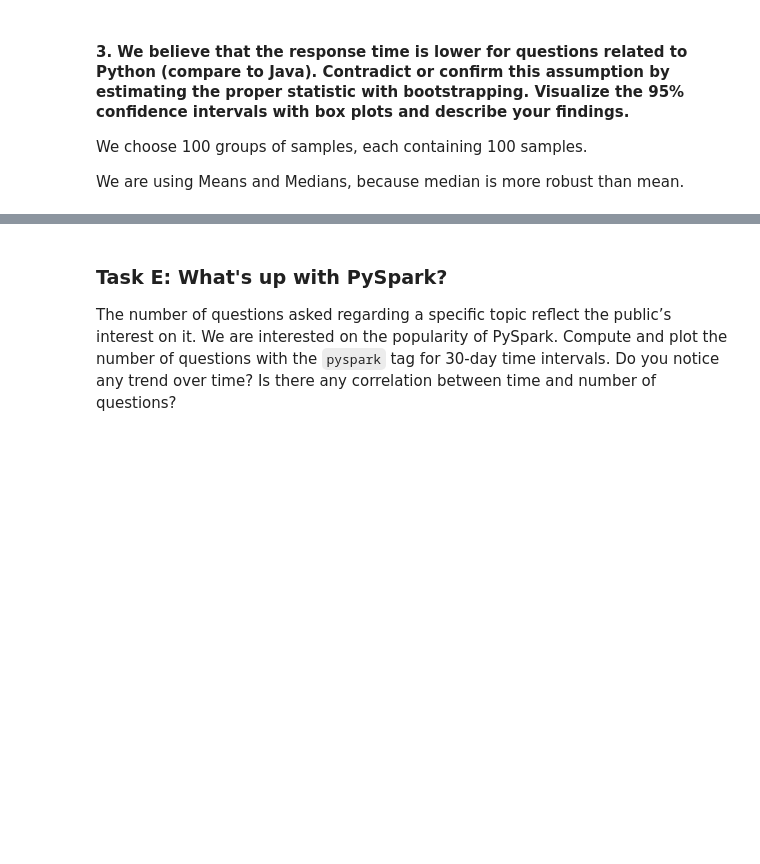
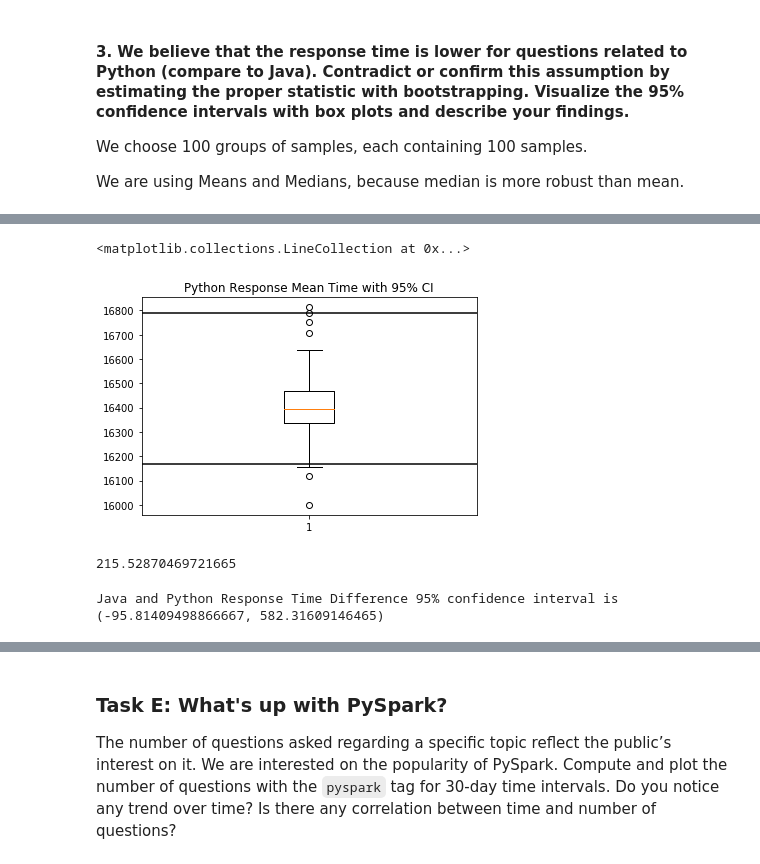
Before and after one commit to Sytta/ADA2018-Homework-CANada, a Jupyter notebook: 03 - Spark and Reading the Stats/Homework3.ipynb, the cells around one changed output, grey strips where cells are left out. Saved outputs shown, nothing was run; the diff lists cells and outputs as text; code cells hidden in the pictures; blank space fills up the shorter version.

```diff
--- a/03 - Spark and Reading the Stats/Homework3.ipynb
+++ b/03 - Spark and Reading the Stats/Homework3.ipynb
@@ -498,0 +523,5 @@ python_medians.plot.hist(bins=100, title="Python median")
+# %%
+# Get Python response times in a dataframe
+Python_df = Response_Time_Python.to_frame().reset_index()
+Python_df.columns = ['Id', 'Response_Time_Python']
+Python_df.head()
@@ -498,0 +575,16 @@ python_medians.plot.hist(bins=100, title="Python median")
+# %%
+fig1, ax1 = plt.subplots()
+ax1.set_title('Python Response Mean Time with 95% CI')
+ax1.boxplot(python_list)
+plt.hlines(python_list[3], 0, 2)
+plt.hlines(python_list[98], 0, 2)
+# %% [output]
+<matplotlib.collections.LineCollection at 0x...>
+[figure, added]
+# %%
+# Average difference between Java and Python response times based on whole dataset
+real_sample_mean_difference = Java_df['Response_Time_Java'].mean() - Python_df['Response_Time_Python'].mean()
+real_sample_mean_difference_min = real_sample_mean_difference / pd.Timedelta(minutes=1)
+real_sample_mean_difference_min
+# %% [output]
+215.52870469721665
@@ -498,0 +607,7 @@ python_medians.plot.hist(bins=100, title="Python median")
+# %%
+# Get a 95% CI by sorting the list of time differences, and getting the 25th and 975th values
+mean_diff_list_min = sorted(mean_diff_list_min)
+difference_CI = mean_diff_list_min[25], mean_diff_list_min[975]
+print("Java and Python Response Time Difference 95% confidence interval is ", difference_CI)
+# %% [output]
+Java and Python Response Time Difference 95% confidence interval is  (-95.81409498866667, 582.31609146465)
```
Also changed, not shown: parts of 21 cells of this notebook, 1 other file.
